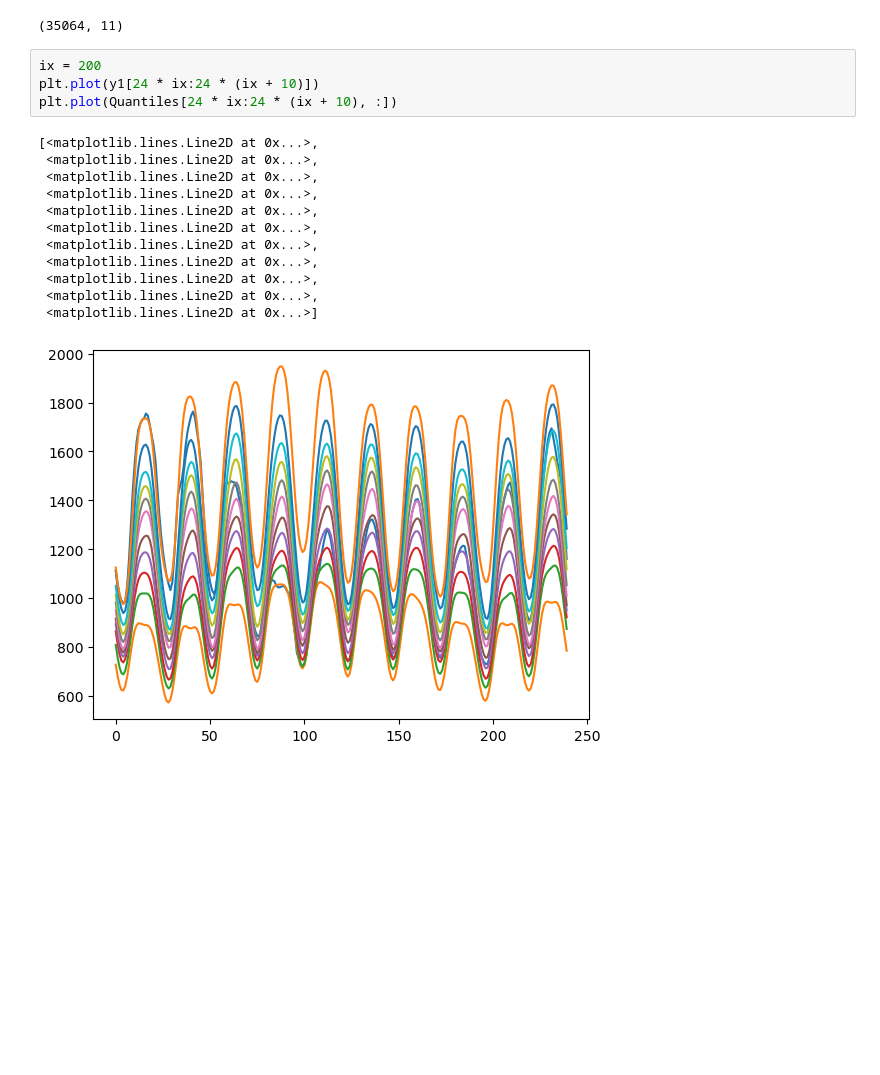
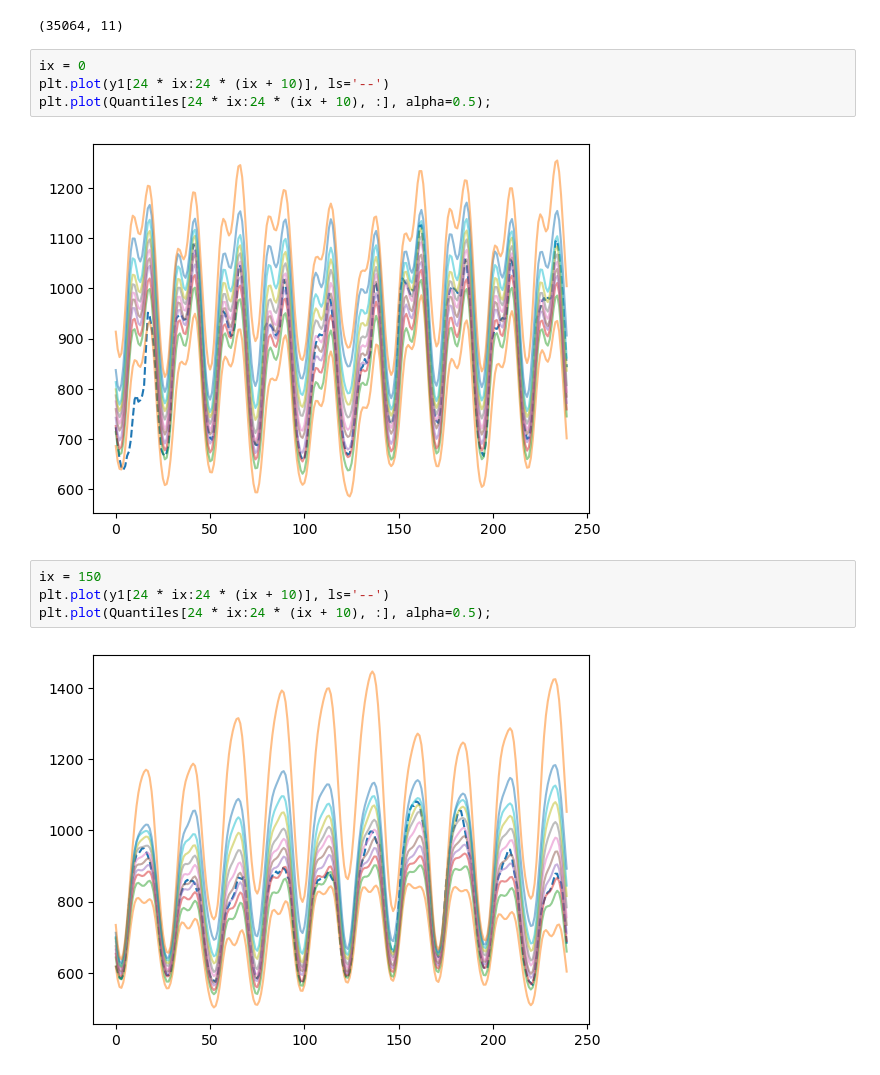
Before and after one commit to cvxgrp/spcqe, a Jupyter notebook: notebooks/basic_example.ipynb, the cells around one changed output. Drawn from its saved outputs; the diff is of its cells as text; blank space fills up the shorter version.

```diff
--- a/notebooks/basic_example.ipynb
+++ b/notebooks/basic_example.ipynb
@@ -76,19 +76,14 @@ Quantiles.shape
 # %% [output]
 (35064, 11)
 # %%
-ix = 200
-plt.plot(y1[24 * ix:24 * (ix + 10)])
-plt.plot(Quantiles[24 * ix:24 * (ix + 10), :])
+ix = 0
+plt.plot(y1[24 * ix:24 * (ix + 10)], ls='--')
+plt.plot(Quantiles[24 * ix:24 * (ix + 10), :], alpha=0.5);
 # %% [output]
-[<matplotlib.lines.Line2D at 0x...>,
- <matplotlib.lines.Line2D at 0x...>,
- <matplotlib.lines.Line2D at 0x...>,
- <matplotlib.lines.Line2D at 0x...>,
- <matplotlib.lines.Line2D at 0x...>,
- <matplotlib.lines.Line2D at 0x...>,
- <matplotlib.lines.Line2D at 0x...>,
- <matplotlib.lines.Line2D at 0x...>,
- <matplotlib.lines.Line2D at 0x...>,
- <matplotlib.lines.Line2D at 0x...>,
- <matplotlib.lines.Line2D at 0x...>]
-[figure, old version]
+[figure, new version]
+# %%
+ix = 150
+plt.plot(y1[24 * ix:24 * (ix + 10)], ls='--')
+plt.plot(Quantiles[24 * ix:24 * (ix + 10), :], alpha=0.5);
+# %% [output]
+[figure, added]
```
Also changed, not shown: 1 other file.
